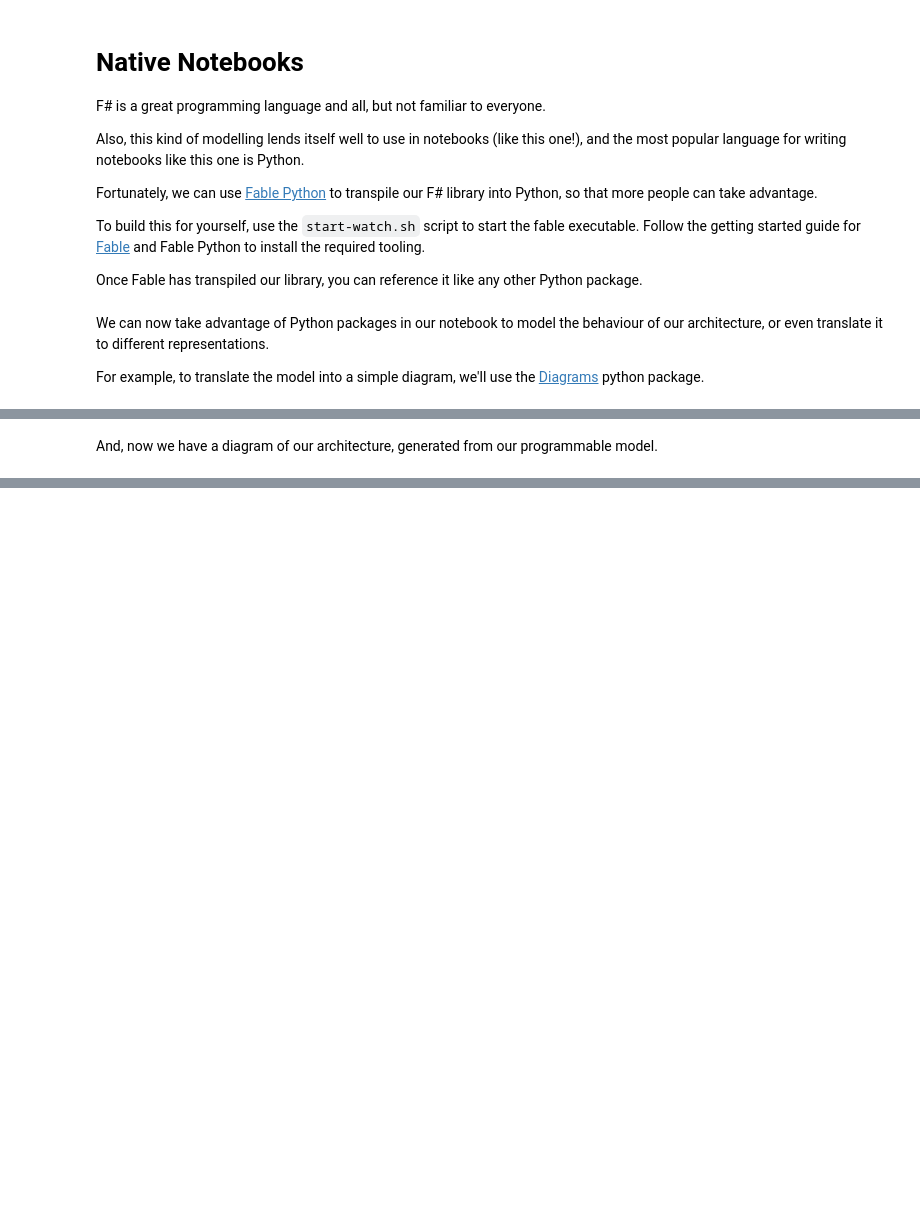
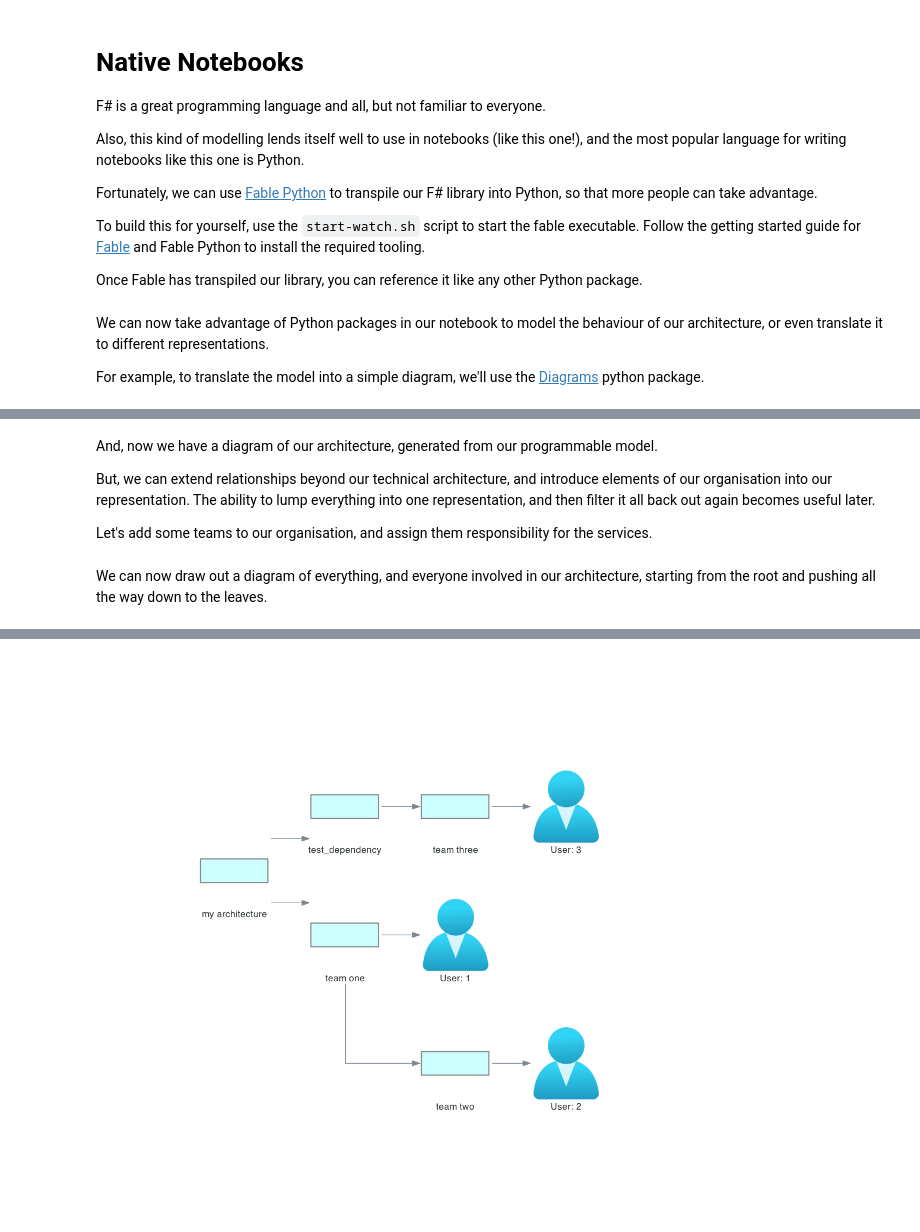
Before and after one commit to TomFreeman/architecture-modelling, a Jupyter notebook: native.ipynb, the cells around one changed output, grey strips where cells are left out. Cells and saved outputs as stored; diff of their text form; code cells hidden in the pictures; blank space fills up the shorter version.

Commit message:
Add organisational details

```diff
--- a/native.ipynb
+++ b/native.ipynb
@@ -67,3 +63,50 @@ Warning: node 'f6b5b5aa4d4f4affa94758aa56bbf706', graph '%3' size too small for
 [figure]
-# %% [markdown]
-And, now we have a diagram of our architecture, generated from our programmable model.
+# %% [markdown]
+And, now we have a diagram of our architecture, generated from our programmable model.
+
+But, we can extend relationships beyond our technical architecture, and introduce elements of our organisation into our representation. The ability to lump everything into one representation, and then filter it all back out again becomes useful later.
+
+Let's add some teams to our organisation, and assign them responsibility for the services.
+# %%
+def compose(*components):
+    return list(map(lambda c: buildRelationship("ComposedOf", c), components))
+
+team_one = library.build_team("team one", "1")
+test_service.links.append(buildRelationship("ResponsibilityOf", team_one))
+
+team_two = library.build_team("team two", "2")
+team_three = library.build_team("team three", "3")
+
+team_one.links.append(buildRelationship("ComposedOf", team_two))
+
+test_dependency.links.append(buildRelationship("ResponsibilityOf", team_three))
+
+everyone = library.Component(
+    "the whole org",
+    compose(team_one, team_two, team_three),
+    "Team",
+    library.perfect_uptime,
+    None
+)
+# %% [markdown]
+We can now draw out a diagram of everything, and everyone involved in our architecture, starting from the root and pushing all the way down to the leaves.
+# %%
+from diagrams.azure.identity import Users
+
+def drawUnit (component):
+    service_type = str(component.service_type)
+
+    if service_type == "Individual":
+        return Users(label=("User: " + component.name))
+
+
+    return Action(label=component.name)
+
+
+
+with Diagram(show=False) as diag:
+    # We can use the `translate` function to convert our component into a diagram
+    translations.translate(drawUnit, linkToDiagram, joinNodes, test_service)
+
+diag
+# %% [output]
@@ -69,0 +114 @@ And, now we have a diagram of our architecture, generated from our programmable
+[figure, added]
```
Also changed, not shown: parts of 5 cells of this notebook, 6 other files.
